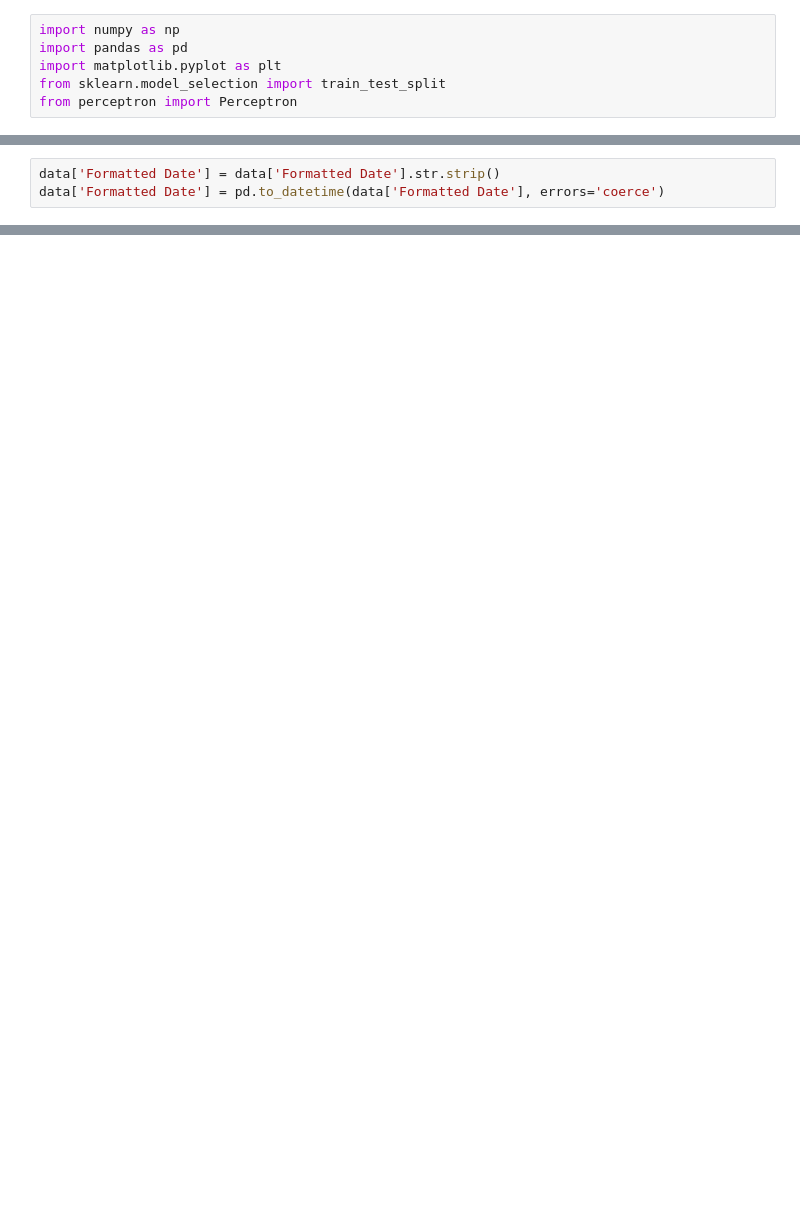
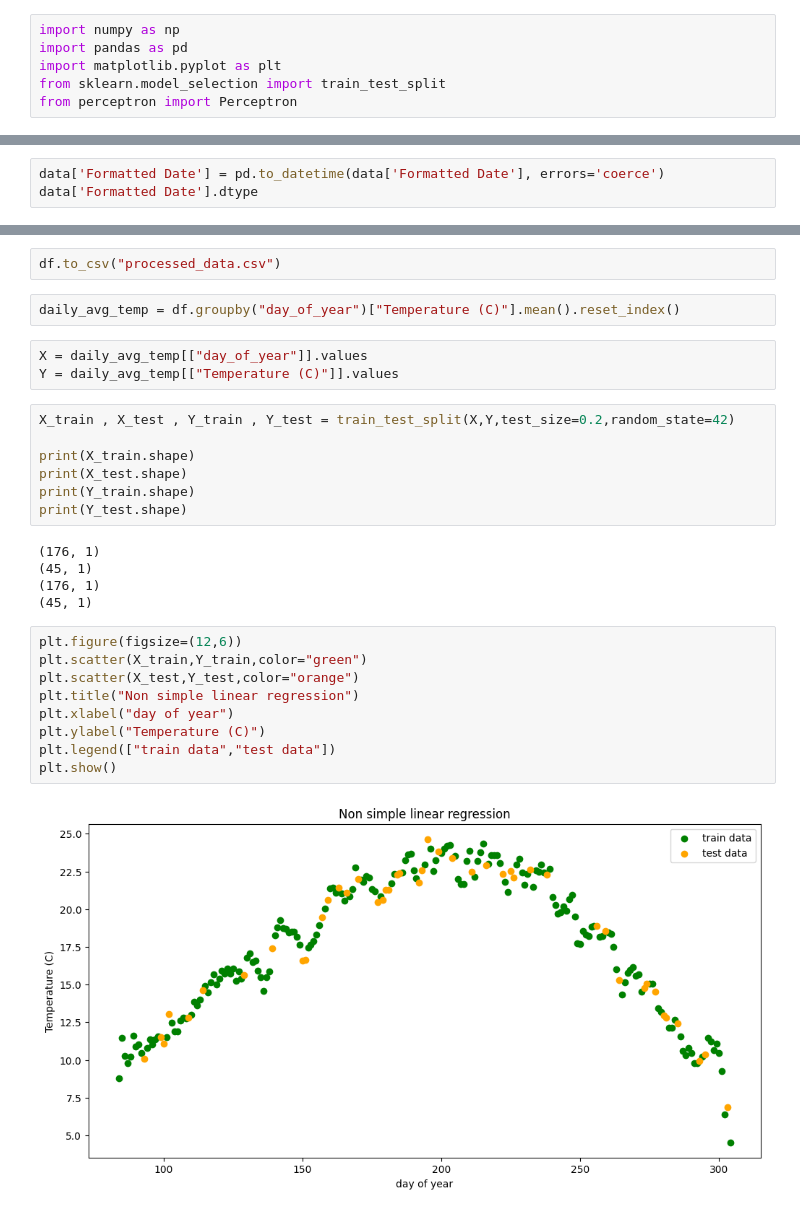
Before and after one commit to Moein-Moatali-2006/Machine-learning, a Jupyter notebook: Perceptron (Perception Neuron)/Weather forecast/main.ipynb, the cells around one changed output, grey strips where cells are left out. Saved outputs shown, nothing was run; the diff lists cells and outputs as text; blank space fills up the shorter version.

```diff
--- a/Perceptron (Perception Neuron)/Weather forecast/main.ipynb
+++ b/Perceptron (Perception Neuron)/Weather forecast/main.ipynb
@@ -15,5 +15,5 @@ data.head()
 | 3 | 2006-04-01 03:00:00.000 +0200 | Partly Cloudy | rain | 8.288889 | 5.944444 | 0.83 | ... |
 | 4 | 2006-04-01 04:00:00.000 +0200 | Mostly Cloudy | rain | 8.755556 | 6.977778 | 0.83 | ... |
 # %%
-data['Formatted Date'] = data['Formatted Date'].str.strip()
 data['Formatted Date'] = pd.to_datetime(data['Formatted Date'], errors='coerce')
+data['Formatted Date'].dtype
@@ -50,0 +64,30 @@ plt.show()
+# %%
+df.to_csv("processed_data.csv")
+# %%
+daily_avg_temp = df.groupby("day_of_year")["Temperature (C)"].mean().reset_index()
+# %%
+X = daily_avg_temp[["day_of_year"]].values
+Y = daily_avg_temp[["Temperature (C)"]].values
+# %%
+X_train , X_test , Y_train , Y_test = train_test_split(X,Y,test_size=0.2,random_state=42)
+
+print(X_train.shape)
+print(X_test.shape)
+print(Y_train.shape)
+print(Y_test.shape)
+# %% [output]
+(176, 1)
+(45, 1)
+(176, 1)
+(45, 1)
+# %%
+plt.figure(figsize=(12,6))
+plt.scatter(X_train,Y_train,color="green")
+plt.scatter(X_test,Y_test,color="orange")
+plt.title("Non simple linear regression")
+plt.xlabel("day of year")
+plt.ylabel("Temperature (C)")
+plt.legend(["train data","test data"])
+plt.show()
+# %% [output]
+[figure, added]
```
Also changed, not shown: parts of 6 cells of this notebook, 1 other file.
